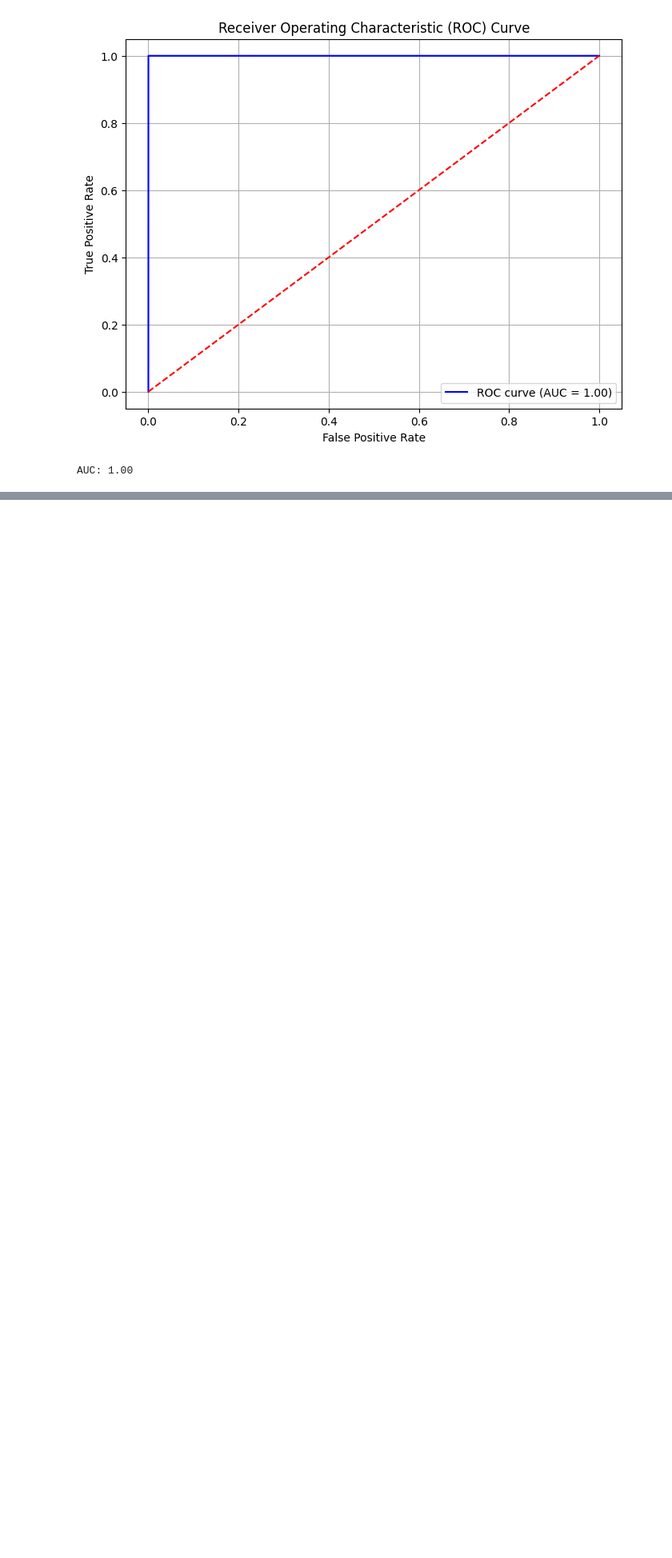
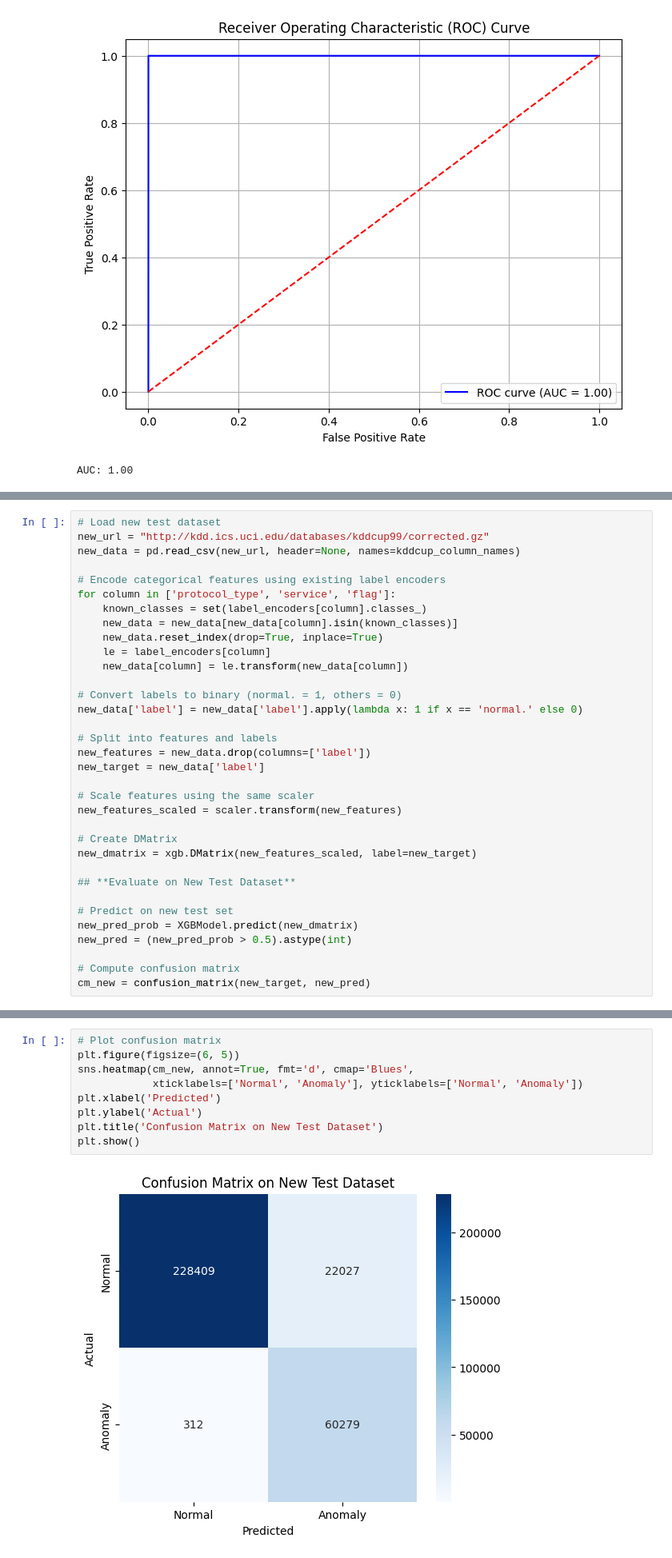
Before and after one commit to orangecat47259/DLI-Group-L, a Jupyter notebook: Network Anomaly Detection KDD Cup 1999.ipynb, the cells around one changed output, grey strips where cells are left out. Shown at 80% size. Cells and saved outputs as stored; diff of their text form; blank space fills up the shorter version.

Commit message:
Add Evaluation on New Unseen Data for XGBoost

```diff
--- a/Network Anomaly Detection KDD Cup 1999.ipynb
+++ b/Network Anomaly Detection KDD Cup 1999.ipynb
@@ -515,0 +522,34 @@ AUC: 1.00
+# %%
+# Load new test dataset
+new_url = "http://kdd.ics.uci.edu/databases/kddcup99/corrected.gz"
+new_data = pd.read_csv(new_url, header=None, names=kddcup_column_names)
+
+# Encode categorical features using existing label encoders
+for column in ['protocol_type', 'service', 'flag']:
+    known_classes = set(label_encoders[column].classes_)
+    new_data = new_data[new_data[column].isin(known_classes)]
+    new_data.reset_index(drop=True, inplace=True)
+    le = label_encoders[column]
+    new_data[column] = le.transform(new_data[column])
+
+# Convert labels to binary (normal. = 1, others = 0)
+new_data['label'] = new_data['label'].apply(lambda x: 1 if x == 'normal.' else 0)
+
+# Split into features and labels
+new_features = new_data.drop(columns=['label'])
+new_target = new_data['label']
+
+# Scale features using the same scaler
+new_features_scaled = scaler.transform(new_features)
+
+# Create DMatrix
+new_dmatrix = xgb.DMatrix(new_features_scaled, label=new_target)
+
+## **Evaluate on New Test Dataset**
+
+# Predict on new test set
+new_pred_prob = XGBModel.predict(new_dmatrix)
+new_pred = (new_pred_prob > 0.5).astype(int)
+
+# Compute confusion matrix
+cm_new = confusion_matrix(new_target, new_pred)
@@ -515,0 +580,11 @@ AUC: 1.00
+# %%
+# Plot confusion matrix
+plt.figure(figsize=(6, 5))
+sns.heatmap(cm_new, annot=True, fmt='d', cmap='Blues',
+            xticklabels=['Normal', 'Anomaly'], yticklabels=['Normal', 'Anomaly'])
+plt.xlabel('Predicted')
+plt.ylabel('Actual')
+plt.title('Confusion Matrix on New Test Dataset')
+plt.show()
+# %% [output]
+[figure, added]
```
Also changed, not shown: parts of 7 cells of this notebook.
